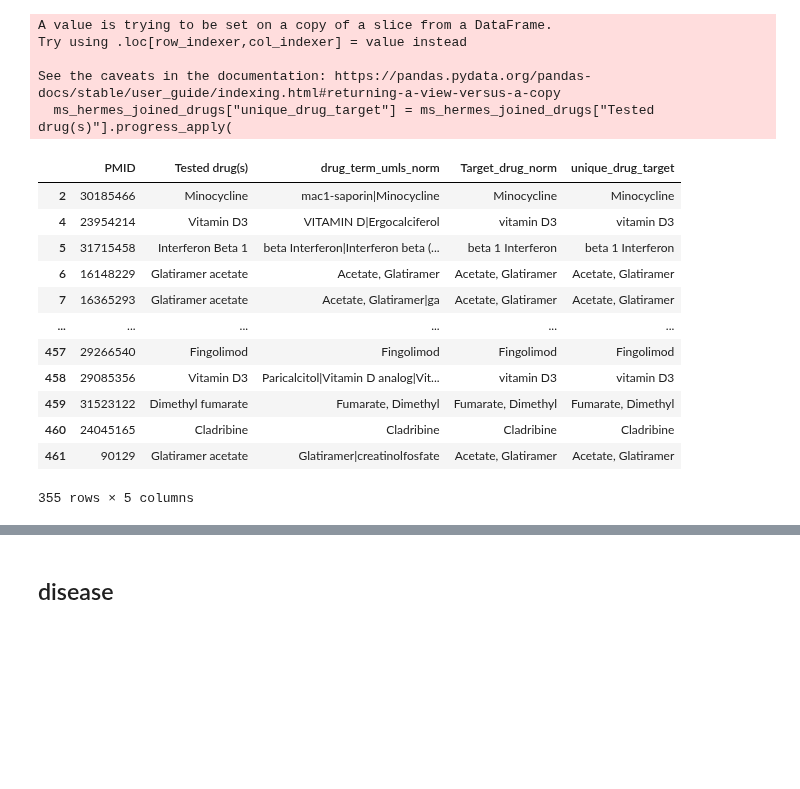
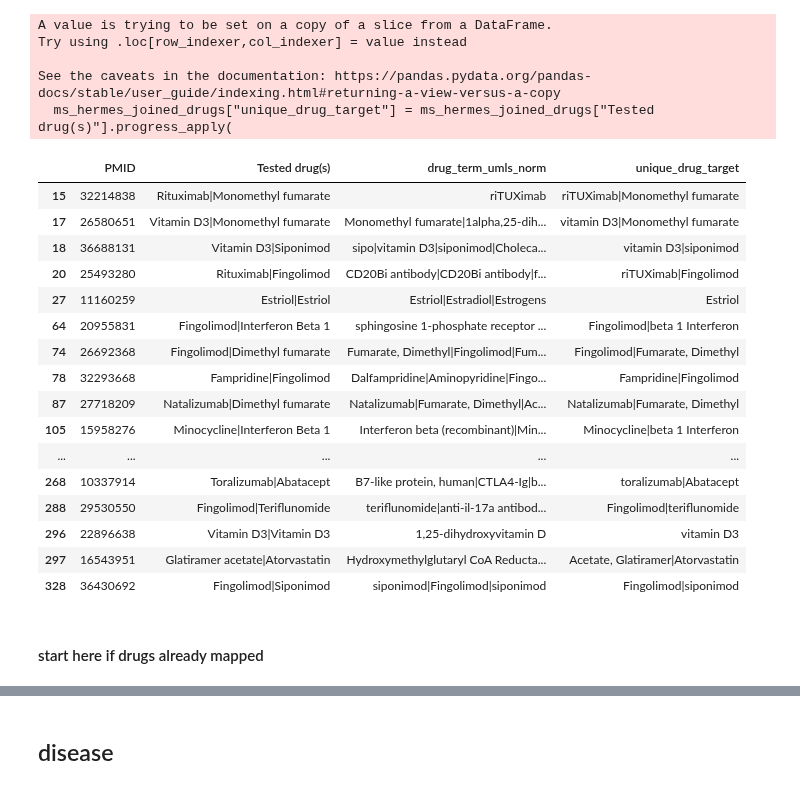
Before and after one commit to Ineichen-Group/Preclinical_DrugDisease_Translation_Pipeline, a Jupyter notebook: 05_syst_reviews_validation/Check_MS_Annotations.ipynb, the cells around one changed output, grey strips where cells are left out. Cells and saved outputs as stored; diff of their text form; code cells hidden in the pictures; blank space fills up the shorter version.

```diff
--- a/05_syst_reviews_validation/Check_MS_Annotations.ipynb
+++ b/05_syst_reviews_validation/Check_MS_Annotations.ipynb
@@ -106,2 +227,4 @@ ms_hermes_joined.head()
+# %%
+ms_hermes_joined = ms_hermes_joined.replace("not reported", "not-reported")
 # %% [markdown]
 ## Evaluate common entities
@@ -526,0 +771,10 @@ def eval_animal_number(
+# %%
+ms_hermes_joined["animal_number_max"] = ms_hermes_joined["animal_number"].apply(extract_max_animal_number)
+
+# Apply conversion
+ms_hermes_joined["Total predicted number of animals (num)"] = ms_hermes_joined["animal_number_max"].apply(to_number)
+
+# Get total sum
+total_animals_predicted = ms_hermes_joined["Total predicted number of animals (num)"].sum()
+
+print(f"Total number of animals across dataset: {int(total_animals_predicted)}")
@@ -609,3 +893,15 @@ with open(ID_TO_TERM_MAP, "r", encoding="utf-8") as f:
 # --- Load model ---
 tokenizer = AutoTokenizer.from_pretrained("cambridgeltl/SapBERT-from-PubMedBERT-fulltext")
 model = AutoModel.from_pretrained("cambridgeltl/SapBERT-from-PubMedBERT-fulltext")
+# %%
+query = "vitamin D" # fingolimod-1 phosphate, fty720-c2
+predicted_id, predicted_label, canonical_form, nearest_3, nn_dist = map_query_to_terminology(
+        query,
+        tokenizer,
+        model,
+        embeddings_to_use,
+        corresponding_term_id,
+        canonical_mapping_dict,
+        dist_threshold=DIST_THRESHOLD
+    )
+nearest_3, canonical_form
@@ -628,8 +931,9 @@ def normalize_tested_drugs_cell(
     if pd.isna(cell) or not isinstance(cell, str):
         return ""
 
-    # Split by commas (tolerate extra spaces); ignore empty chunks
-    parts = [p.strip() for p in re.split(r"\s*,\s*", cell) if p.strip()]
+    # Split by commas or | sign (tolerate extra spaces); ignore empty chunks
+    parts = [p.strip() for p in re.split(r"\s*[|,]\s*", str(cell)) if p.strip()]
+
     if not parts:
         return ""
 
@@ -691,16 +981,20 @@ See the caveats in the documentation: https://pandas.pydata.org/pandas-docs/stab
 # %%
-ms_hermes_joined_drugs
+ms_hermes_joined_drugs[ms_hermes_joined_drugs["Tested drug(s)"].astype(str).str.contains(r"\|")]
 # %% [output]
-|  | PMID | Tested drug(s) | drug_term_umls_norm | Target_drug_norm | unique_drug_target |
-| 2 | 30185466 | Minocycline | mac1-saporin|Minocycline | Minocycline | Minocycline |
-| 4 | 23954214 | Vitamin D3 | VITAMIN D|Ergocalciferol | vitamin D3 | vitamin D3 |
-| 5 | 31715458 | Interferon Beta 1 | beta Interferon|Interferon beta (... | beta 1 Interferon | beta 1 Interferon |
-| 6 | 16148229 | Glatiramer acetate | Acetate, Glatiramer | Acetate, Glatiramer | Acetate, Glatiramer |
-| 7 | 16365293 | Glatiramer acetate | Acetate, Glatiramer|ga | Acetate, Glatiramer | Acetate, Glatiramer |
-| ... | ... | ... | ... | ... | ... |
-| 457 | 29266540 | Fingolimod | Fingolimod | Fingolimod | Fingolimod |
-| 458 | 29085356 | Vitamin D3 | Paricalcitol|Vitamin D analog|Vit... | vitamin D3 | vitamin D3 |
-| 459 | 31523122 | Dimethyl fumarate | Fumarate, Dimethyl | Fumarate, Dimethyl | Fumarate, Dimethyl |
-| 460 | 24045165 | Cladribine | Cladribine | Cladribine | Cladribine |
-| 461 | 90129 | Glatiramer acetate | Glatiramer|creatinolfosfate | Acetate, Glatiramer | Acetate, Glatiramer |
+|  | PMID | Tested drug(s) | drug_term_umls_norm | unique_drug_target |
+| 15 | 32214838 | Rituximab|Monomethyl fumarate | riTUXimab | riTUXimab|Monomethyl fumarate |
+| 17 | 26580651 | Vitamin D3|Monomethyl fumarate | Monomethyl fumarate|1alpha,25-dih... | vitamin D3|Monomethyl fumarate |
+| 18 | 36688131 | Vitamin D3|Siponimod | sipo|vitamin D3|siponimod|Choleca... | vitamin D3|siponimod |
+| 20 | 25493280 | Rituximab|Fingolimod | CD20Bi antibody|CD20Bi antibody|f... | riTUXimab|Fingolimod |
+| 27 | 11160259 | Estriol|Estriol | Estriol|Estradiol|Estrogens | Estriol |
+| 64 | 20955831 | Fingolimod|Interferon Beta 1 | sphingosine 1-phosphate receptor ... | Fingolimod|beta 1 Interferon |
+| 74 | 26692368 | Fingolimod|Dimethyl fumarate | Fumarate, Dimethyl|Fingolimod|Fum... | Fingolimod|Fumarate, Dimethyl |
+| 78 | 32293668 | Fampridine|Fingolimod | Dalfampridine|Aminopyridine|Fingo... | Fampridine|Fingolimod |
+| 87 | 27718209 | Natalizumab|Dimethyl fumarate | Natalizumab|Fumarate, Dimethyl|Ac... | Natalizumab|Fumarate, Dimethyl |
+| 105 | 15958276 | Minocycline|Interferon Beta 1 | Interferon beta (recombinant)|Min... | Minocycline|beta 1 Interferon |
+| ... | ... | ... | ... | ... |
+| 268 | 10337914 | Toralizumab|Abatacept | B7-like protein, human|CTLA4-Ig|b... | toralizumab|Abatacept |
+| 288 | 29530550 | Fingolimod|Teriflunomide | teriflunomide|anti-il-17a antibod... | Fingolimod|teriflunomide |
+| 296 | 22896638 | Vitamin D3|Vitamin D3 | 1,25-dihydroxyvitamin D | vitamin D3 |
+| 297 | 16543951 | Glatiramer acetate|Atorvastatin | Hydroxymethylglutaryl CoA Reducta... | Acetate, Glatiramer|Atorvastatin |
+| 328 | 36430692 | Fingolimod|Siponimod | siponimod|Fingolimod|siponimod | Fingolimod|siponimod |
-355 rows × 5 columns
@@ -707 +1003,3 @@ ms_hermes_joined_drugs
+# %% [markdown]
+#### start here if drugs already mapped
 # %%
```
Also changed, not shown: parts of 84 cells of this notebook.
